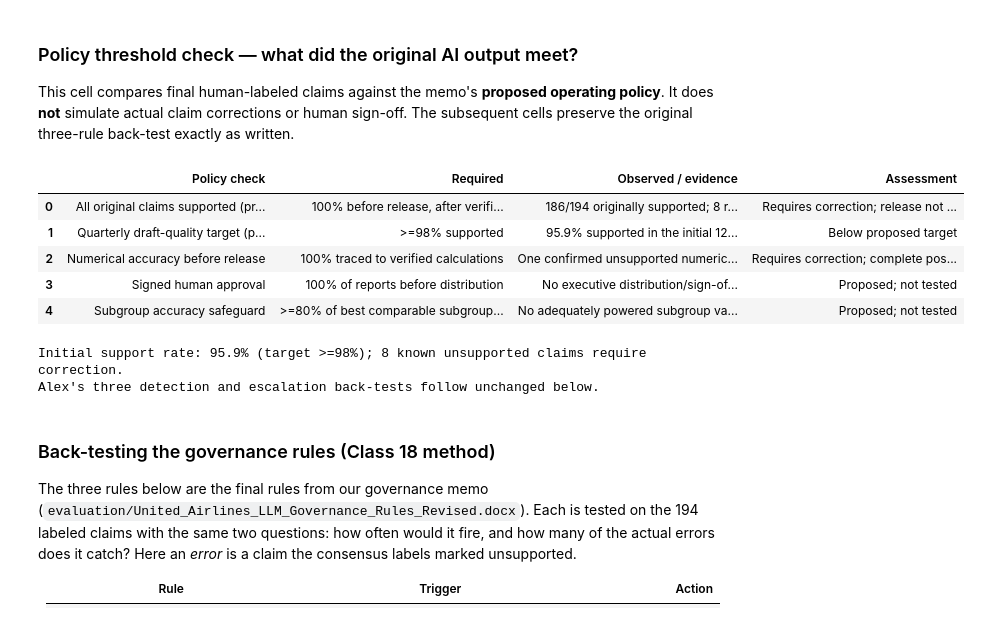
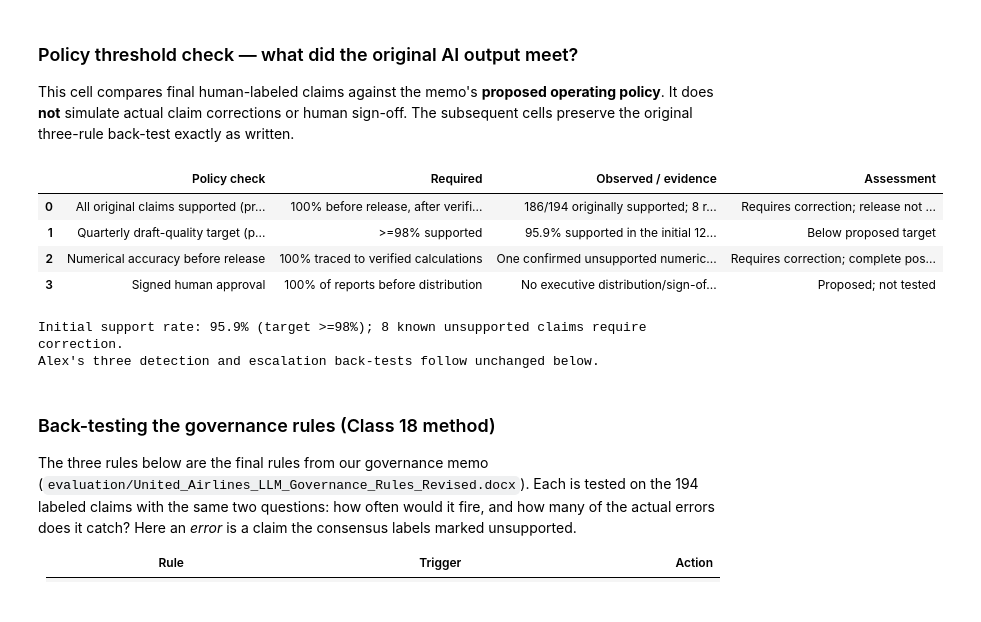
Before and after one commit to KwakuAsante-bit/united-airline-reliability-ai, a Jupyter notebook: final_project.ipynb, the cells around one changed output. Saved outputs shown, nothing was run; the diff lists cells and outputs as text; code cells hidden in the pictures.

Commit message:
Remove same-type and subgroup rules so the notebook matches the governance memo

```diff
--- a/final_project.ipynb
+++ b/final_project.ipynb
@@ -3492,40 +3491,33 @@ if consensus_ready:
             "Policy check": "Quarterly draft-quality target (pre-correction)",
             "Required": ">=98% supported",
             "Observed / evidence": f"{policy_supported_rate:.1%} supported in the initial 12-report sample",
             "Assessment": "Below proposed target" if policy_supported_rate < policy_target else "Meets numerical target on sample only"
         },
         {
             "Policy check": "Numerical accuracy before release",
             "Required": "100% traced to verified calculations",
             "Observed / evidence": "One confirmed unsupported numerical claim in the labeled sample",
             "Assessment": "Requires correction; complete post-correction audit not tested"
         },
         {
             "Policy check": "Signed human approval",
             "Required": "100% of reports before distribution",
             "Observed / evidence": "No executive distribution/sign-off workflow executed",
             "Assessment": "Proposed; not tested"
         },
-        {
-            "Policy check": "Subgroup accuracy safeguard",
-            "Required": ">=80% of best comparable subgroup after successful pilot",
-            "Observed / evidence": "No adequately powered subgroup validation established",
-            "Assessment": "Proposed; not tested"
-        },
     ])
     display(policy_rules)
     print(f"Initial support rate: {policy_supported_rate:.1%} (target >=98%); "
           f"{policy_unsupported} known unsupported claims require correction.")
     print("Alex's three detection and escalation back-tests follow unchanged below.")
 else:
     print("Run the preceding consensus-label evaluation before assessing proposed policy thresholds.")
 # %% [output]
 |  | Policy check | Required | Observed / evidence | Assessment |
 | 0 | All original claims supported (pr... | 100% before release, after verifi... | 186/194 originally supported; 8 r... | Requires correction; release not ... |
 | 1 | Quarterly draft-quality target (p... | >=98% supported | 95.9% supported in the initial 12... | Below proposed target |
 | 2 | Numerical accuracy before release | 100% traced to verified calculations | One confirmed unsupported numeric... | Requires correction; complete pos... |
 | 3 | Signed human approval | 100% of reports before distribution | No executive distribution/sign-of... | Proposed; not tested |
-| 4 | Subgroup accuracy safeguard | >=80% of best comparable subgroup... | No adequately powered subgroup va... | Proposed; not tested |
 Initial support rate: 95.9% (target >=98%); 8 known unsupported claims require correction.
 Alex's three detection and escalation back-tests follow unchanged below.
 # %% [markdown]
```
Also changed, not shown: parts of 2 cells of this notebook, 1 other file.
